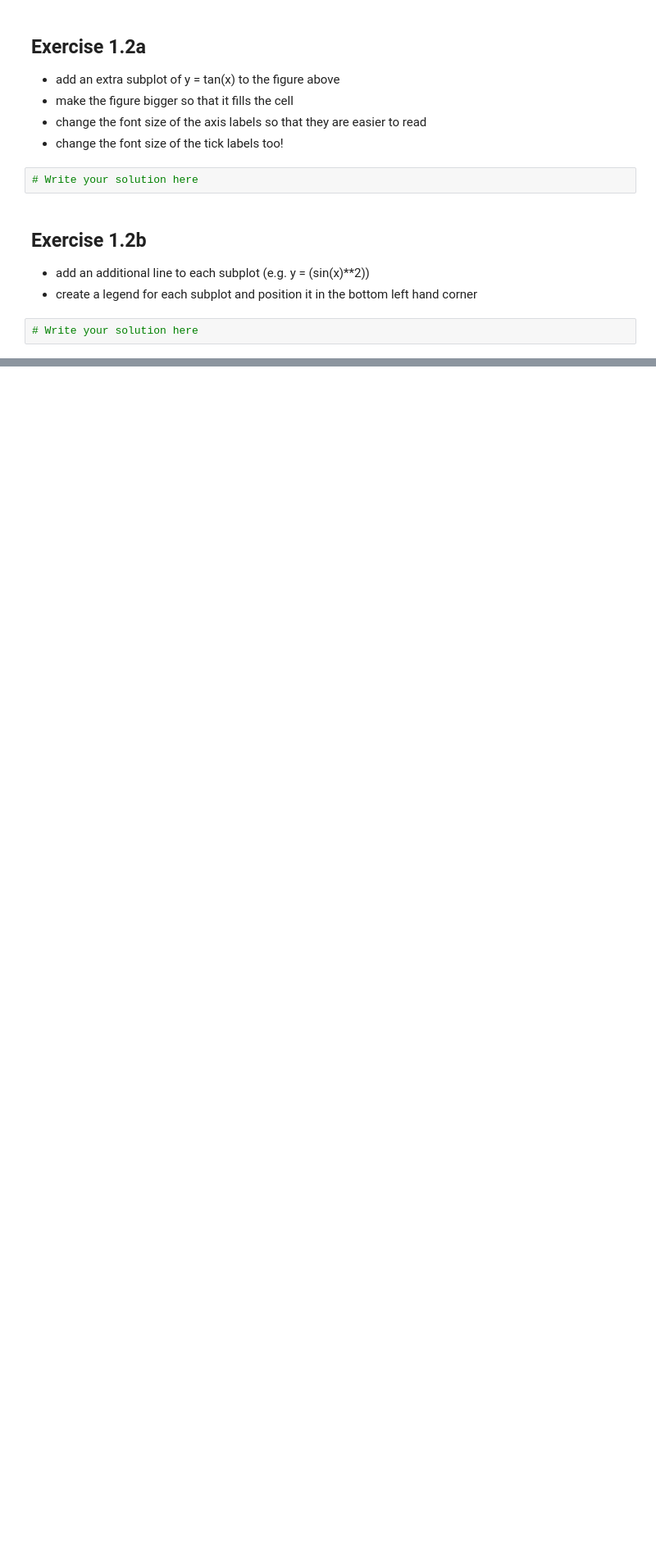
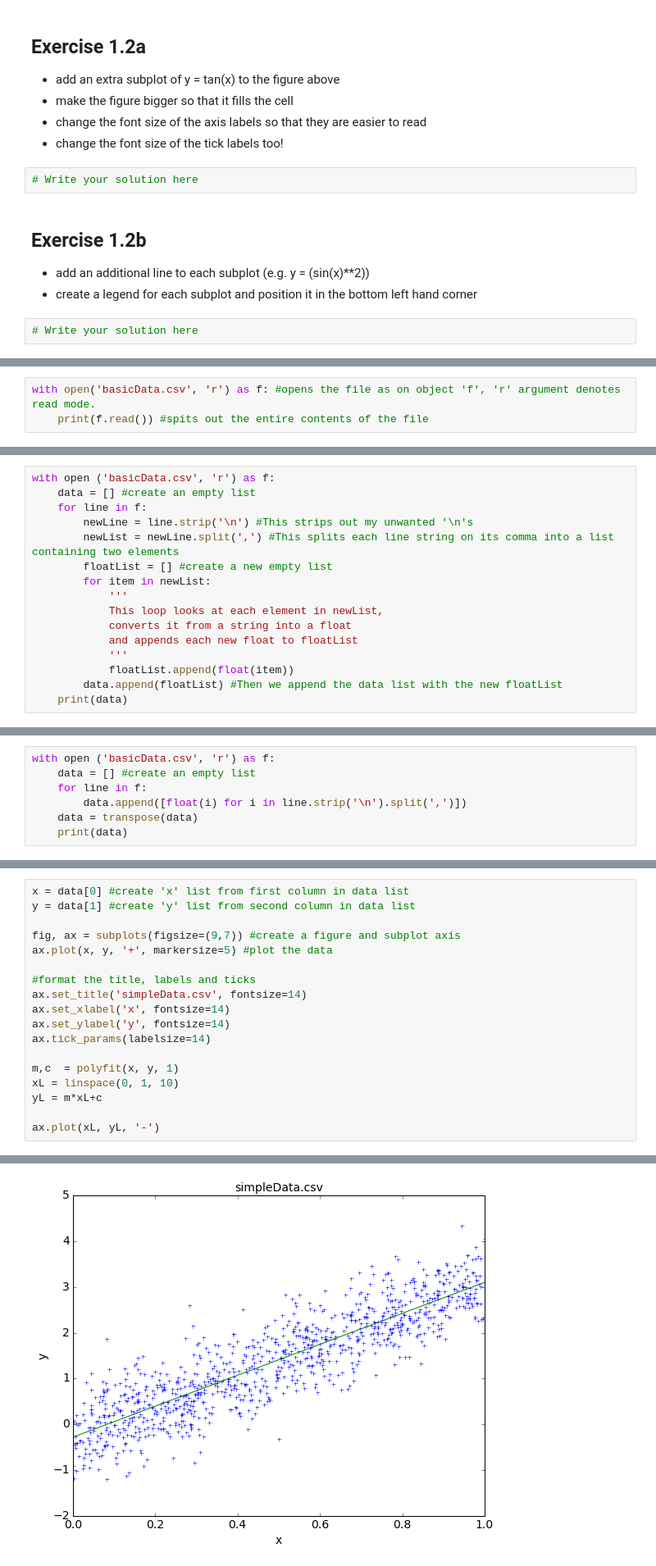
Before and after one commit to HiPyLiv/py4sci, a Jupyter notebook: py4sci.ipynb, the cells around one changed output, grey strips where cells are left out. Shown: that part at 82% size. Drawn from its saved outputs; the diff is of its cells as text; blank space fills up the shorter version.

```diff
--- a/py4sci.ipynb
+++ b/py4sci.ipynb
@@ -123,0 +135,3 @@ ax2.set_ylabel('y')
+# %%
+with open('basicData.csv', 'r') as f: #opens the file as on object 'f', 'r' argument denotes read mode.
+    print(f.read()) #spits out the entire contents of the file
@@ -123,0 +168,16 @@ ax2.set_ylabel('y')
+# %%
+with open ('basicData.csv', 'r') as f:
+    data = [] #create an empty list
+    for line in f:
+        newLine = line.strip('\n') #This strips out my unwanted '\n's
+        newList = newLine.split(',') #This splits each line string on its comma into a list containing two elements
+        floatList = [] #create a new empty list
+        for item in newList:
+            '''
+            This loop looks at each element in newList,
+            converts it from a string into a float
+            and appends each new float to floatList
+            '''
+            floatList.append(float(item))
+        data.append(floatList) #Then we append the data list with the new floatList
+    print(data)
@@ -123,0 +188,7 @@ ax2.set_ylabel('y')
+# %%
+with open ('basicData.csv', 'r') as f:
+    data = [] #create an empty list
+    for line in f:
+        data.append([float(i) for i in line.strip('\n').split(',')])
+    data = transpose(data)
+    print(data)
@@ -123,0 +218,19 @@ ax2.set_ylabel('y')
+# %%
+x = data[0] #create 'x' list from first column in data list
+y = data[1] #create 'y' list from second column in data list
+
+fig, ax = subplots(figsize=(9,7)) #create a figure and subplot axis
+ax.plot(x, y, '+', markersize=5) #plot the data
+
+#format the title, labels and ticks
+ax.set_title('simpleData.csv', fontsize=14)
+ax.set_xlabel('x', fontsize=14)
+ax.set_ylabel('y', fontsize=14)
+ax.tick_params(labelsize=14)
+
+m,c  = polyfit(x, y, 1)
+xL = linspace(0, 1, 10)
+yL = m*xL+c
+
+ax.plot(xL, yL, '-')
+# %% [output]
@@ -123,0 +238 @@ ax2.set_ylabel('y')
+[figure, added]
```
Also changed, not shown: parts of 17 cells of this notebook, 2 other files.
